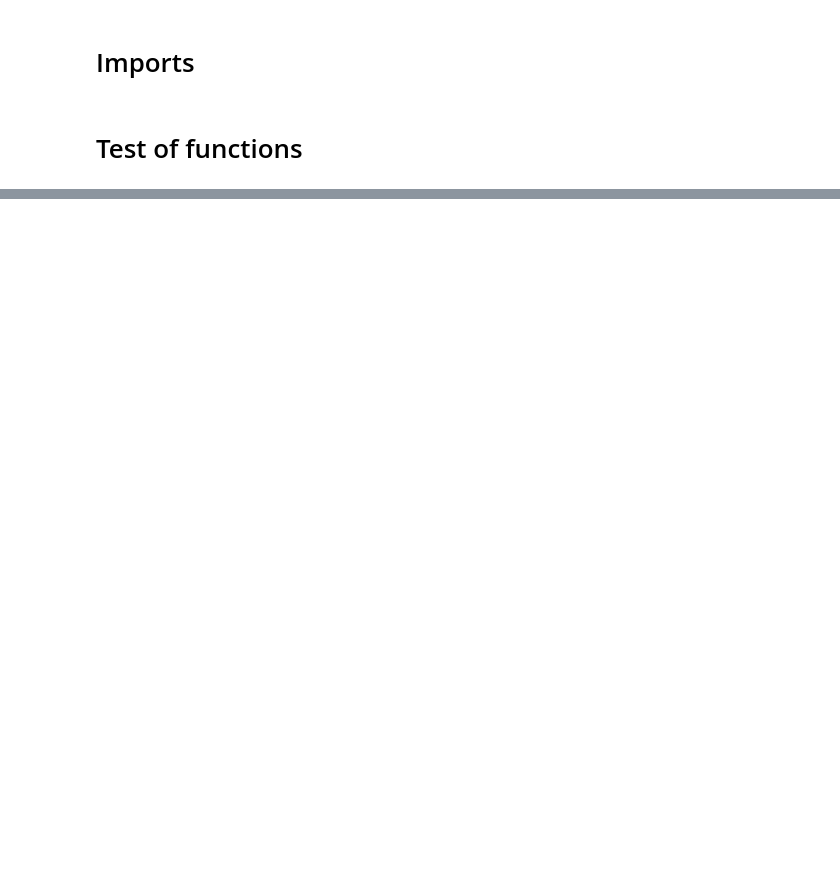
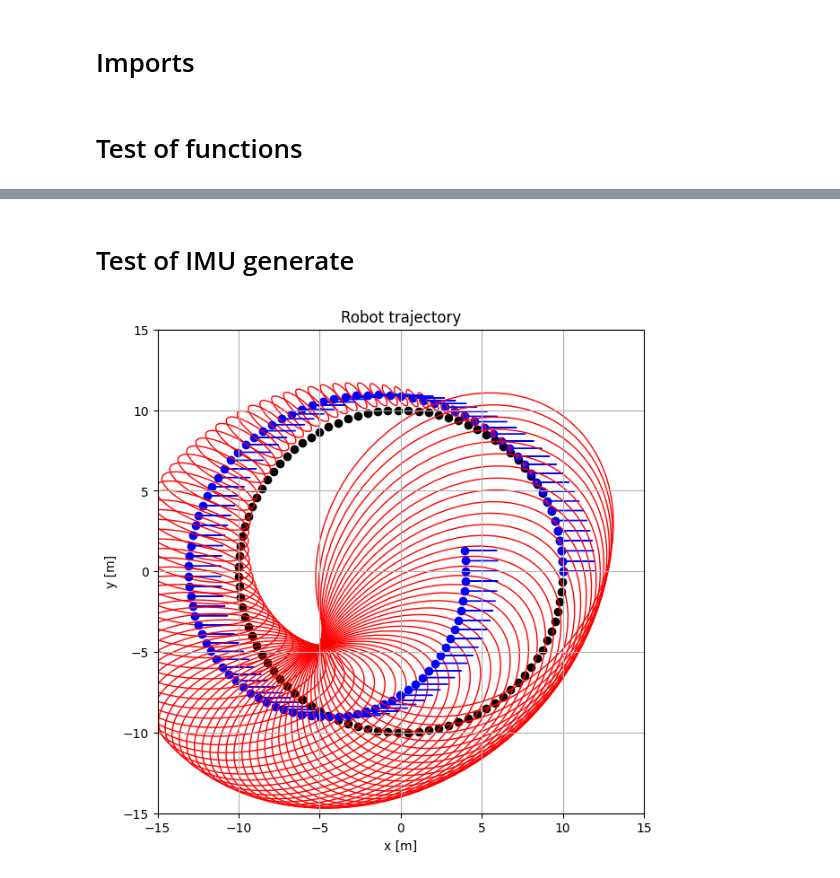
Before and after one commit to MarcusLariJ/UWB_Rasberry, a Jupyter notebook: Sim/test_env.ipynb, the cells around one changed output, grey strips where cells are left out. Cells and saved outputs as stored; diff of their text form; code cells hidden in the pictures; blank space fills up the shorter version.

```diff
--- a/Sim/test_env.ipynb
+++ b/Sim/test_env.ipynb
@@ -63,0 +60,40 @@ array([[ 1.57000000e+00,  1.57000000e+00, -1.57000000e+00],
+# %% [markdown]
+# Test of IMU generate
+# %%
+# IMU measurements:
+dt = 0.1
+pos, y_IMU, x0 = traj.gen_circ_traj_norot(10, 100, dt=dt)
+
+mmi = mf.MotionModel(x0=x0, dt=dt, Q=np.diag([1e6, 1e6, 1e6, 0.00001, 0.00001, 0.00001]))
+measi = mf.MeasModel(R=np.diag([0.0001, 0.0001, 0.1, 0.1, 0.1]))
+mmj = mf.MotionModel(dt=dt)
+measj = mf.MeasModel()
+
+fig, ax = rp.setup_plot()
+
+ax.scatter(pos[1,:], pos[2,:], c='black')
+
+rp.plot_position2(ax, mmi.x, mmi.P)
+meas_num = y_IMU.shape[1]
+for i in range(meas_num):
+    mmi.predict()
+    mmi.propagate()
+    if (i == meas_num/4) or (i == meas_num/2) or (i==3*meas_num/4) or (i==meas_num-1):
+        y_rb = traj.gen_rb(pos[0,i],
+                           mmj.x[mf.X_THETA, 0],
+                           pos[1:3, i:i+1],
+                           mmj.x[mf.X_P],
+                           measi.t,
+                           measj.t)
+        # Concatanate the two measurement vectors
+        y_full = np.concatenate((y_rb, y_IMU[:, i:i+1]), axis=0)
+        mf.KF_full(mmi, mmj, measi, measj, y_full)
+        rp.plot_measurement(ax, mmi.x, mmj.x)
+    else:
+        mf.KF_IMU(mmi, measi, y_IMU[:,i:i+1])
+    rp.plot_position2(ax, mmi.x, mmi.P)
+mmi.predict()
+mmi.propagate()
+rp.plot_position2(ax, mmi.x, mmi.P)
+# %% [output]
+[figure, added]
```
Also changed, not shown: parts of 3 cells of this notebook, 2 other files.
